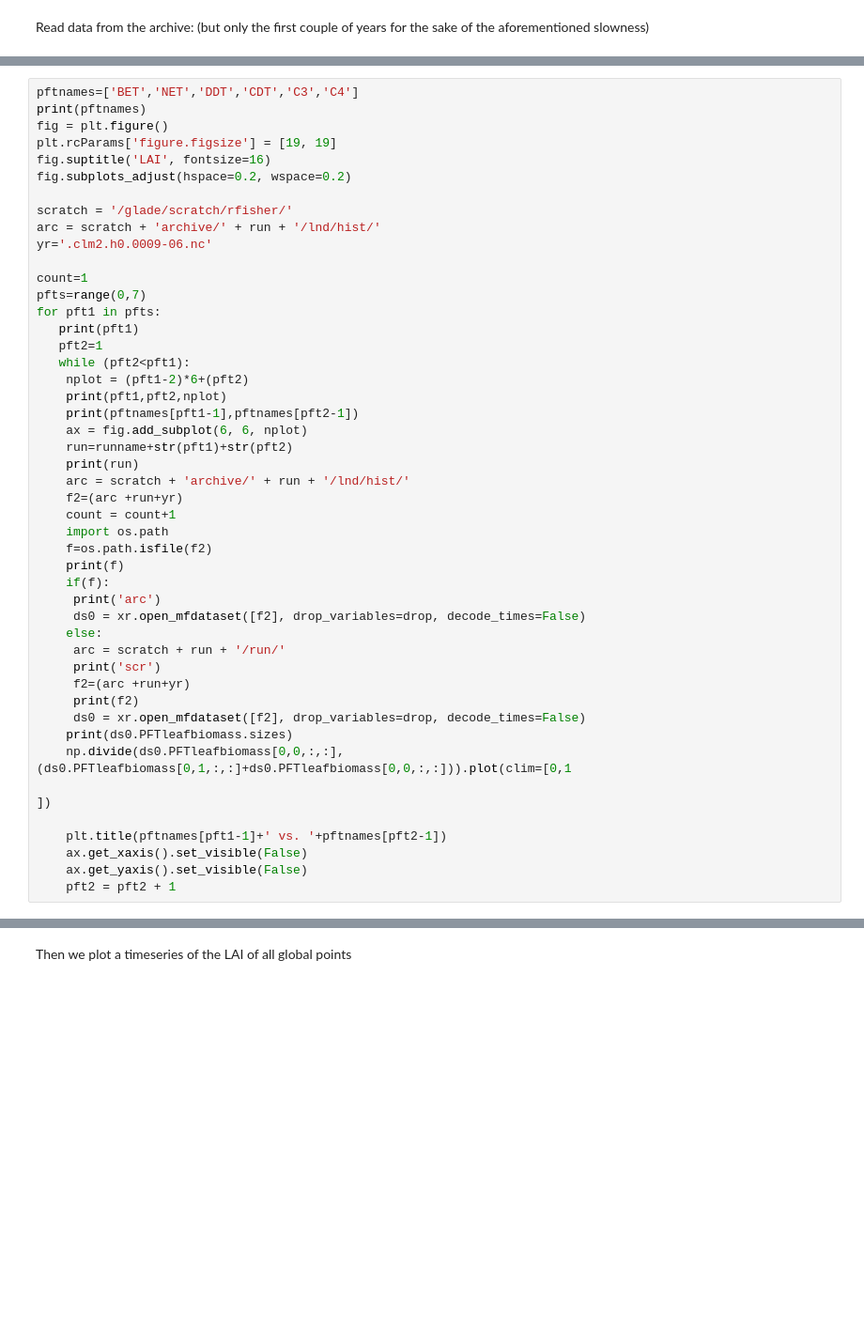
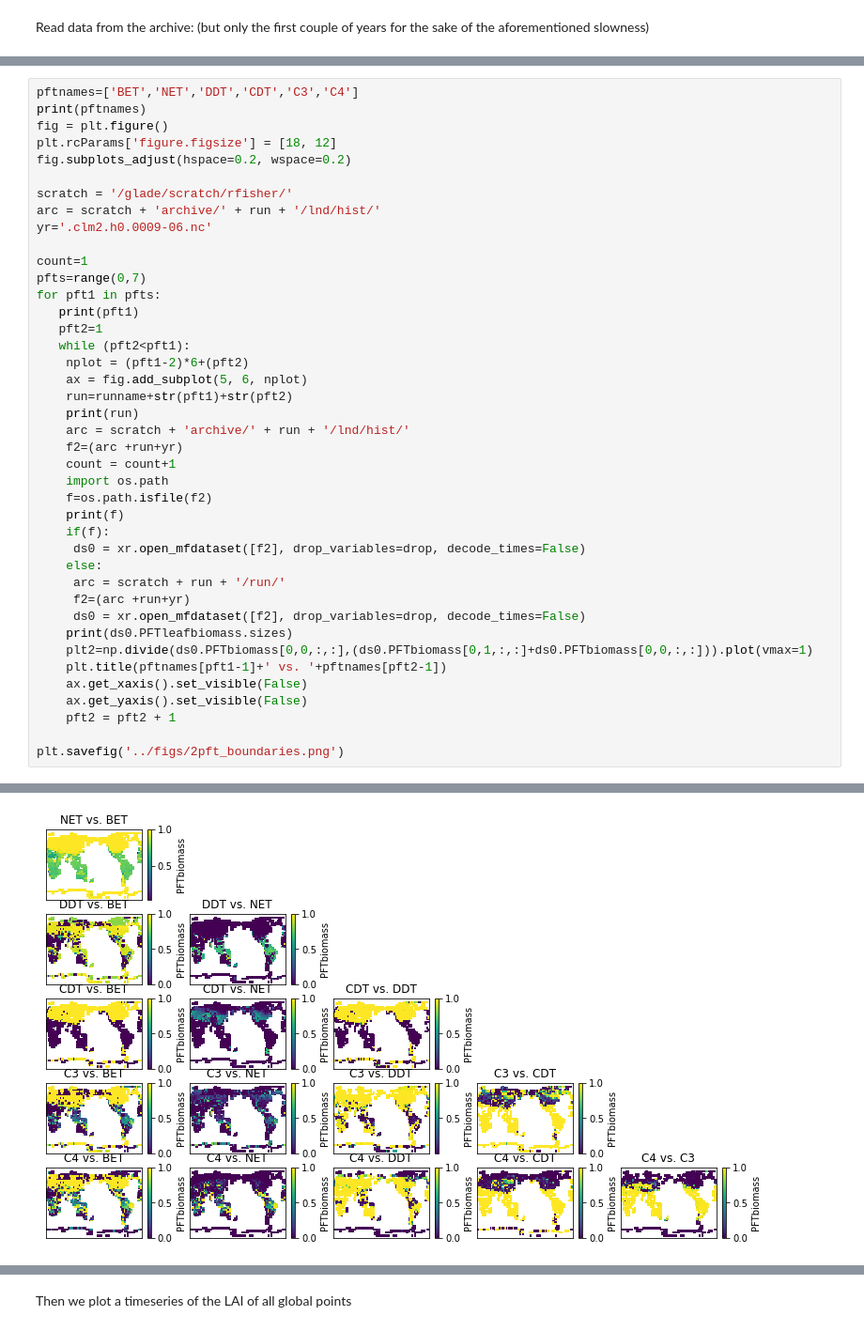
Before and after one commit to rosiealice/global_pft_scripts, a Jupyter notebook: analysis_scripts/FATES_pftboundaries.ipynb, the cells around one changed output, grey strips where cells are left out. Shown at 94% size. Saved outputs shown, nothing was run; the diff lists cells and outputs as text; blank space fills up the shorter version.

```diff
--- a/analysis_scripts/FATES_pftboundaries.ipynb
+++ b/analysis_scripts/FATES_pftboundaries.ipynb
@@ -74,8 +203,7 @@ for pft1 in pfts:
 pftnames=['BET','NET','DDT','CDT','C3','C4']
 print(pftnames)
 fig = plt.figure()
-plt.rcParams['figure.figsize'] = [19, 19]
-fig.suptitle('LAI', fontsize=16)
+plt.rcParams['figure.figsize'] = [18, 12]
 fig.subplots_adjust(hspace=0.2, wspace=0.2)
 
 scratch = '/glade/scratch/rfisher/'
@@ -89,9 +217,7 @@ for pft1 in pfts:
    pft2=1
    while (pft2<pft1):
     nplot = (pft1-2)*6+(pft2)
-    print(pft1,pft2,nplot)
-    print(pftnames[pft1-1],pftnames[pft2-1])
-    ax = fig.add_subplot(6, 6, nplot)
+    ax = fig.add_subplot(5, 6, nplot)
     run=runname+str(pft1)+str(pft2)
     print(run)
     arc = scratch + 'archive/' + run + '/lnd/hist/'
@@ -101,19 +227,17 @@ for pft1 in pfts:
     f=os.path.isfile(f2)
     print(f)
     if(f):
-     print('arc')
      ds0 = xr.open_mfdataset([f2], drop_variables=drop, decode_times=False)
     else:
      arc = scratch + run + '/run/'
-     print('scr')
      f2=(arc +run+yr)
-     print(f2)
      ds0 = xr.open_mfdataset([f2], drop_variables=drop, decode_times=False)
     print(ds0.PFTleafbiomass.sizes)
-    np.divide(ds0.PFTleafbiomass[0,0,:,:],(ds0.PFTleafbiomass[0,1,:,:]+ds0.PFTleafbiomass[0,0,:,:])).plot(clim=[0,1
-                                                                                                               ])
-
+    plt2=np.divide(ds0.PFTbiomass[0,0,:,:],(ds0.PFTbiomass[0,1,:,:]+ds0.PFTbiomass[0,0,:,:])).plot(vmax=1)
     plt.title(pftnames[pft1-1]+' vs. '+pftnames[pft2-1])
     ax.get_xaxis().set_visible(False)
     ax.get_yaxis().set_visible(False)
     pft2 = pft2 + 1
+
+plt.savefig('../figs/2pft_boundaries.png')
+# %% [output]
@@ -119,0 +261 @@ for pft1 in pfts:
+[figure, added]
```
Also changed, not shown: parts of 7 cells of this notebook.
